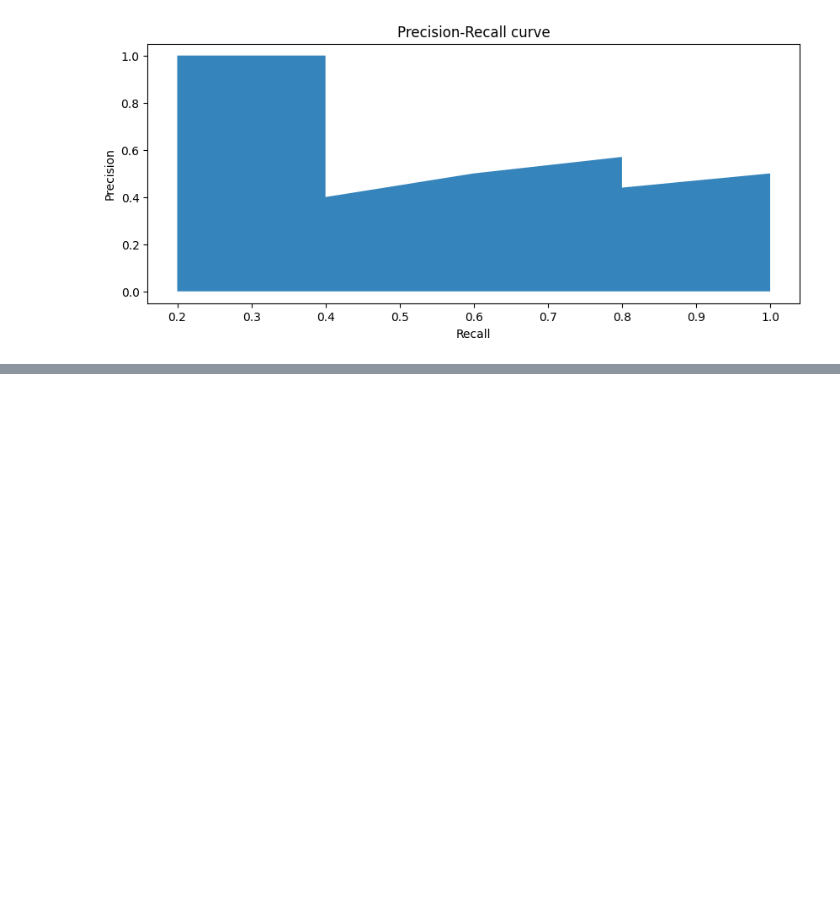
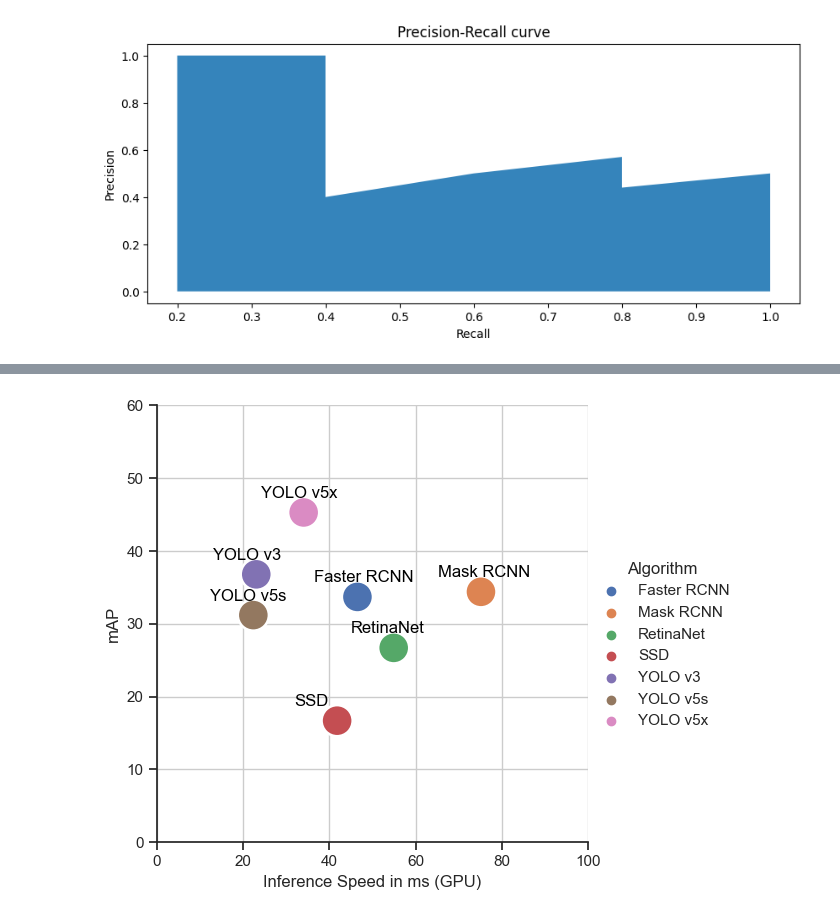
Before and after one commit to cekicbaris/DeepLearningForObjectDetection, a Jupyter notebook: notebook.ipynb, the cells around one changed output, grey strips where cells are left out. Cells and saved outputs as stored; diff of their text form; code cells hidden in the pictures; blank space fills up the shorter version.

```diff
--- a/notebook.ipynb
+++ b/notebook.ipynb
@@ -54,0 +69,19 @@ Sequential(
+# %%
+df = pd.read_csv('eval/algorithmComparison_V100.csv')
+# %%
+
+sns.relplot(x="Inference", y="AP", data=df, hue="Algorithm", s=500)
+sns.set(style="ticks")
+plt.grid()
+plt.xlabel('Inference Speed in ms (GPU)')
+plt.ylabel('mAP')
+plt.xlim(0, 100)
+plt.ylim(0, 60)
+
+# add annotations one by one with a loop
+for line in range(0,df.shape[0]):
+     plt.text(df.Inference[line]-10, df.AP[line]+2, df.Algorithm[line], horizontalalignment='left', size='medium', color='black', weight='regular')
+
+plt.show()
+# %% [output]
+[figure, added]
```
Also changed, not shown: parts of 5 cells of this notebook, 35 other files.
